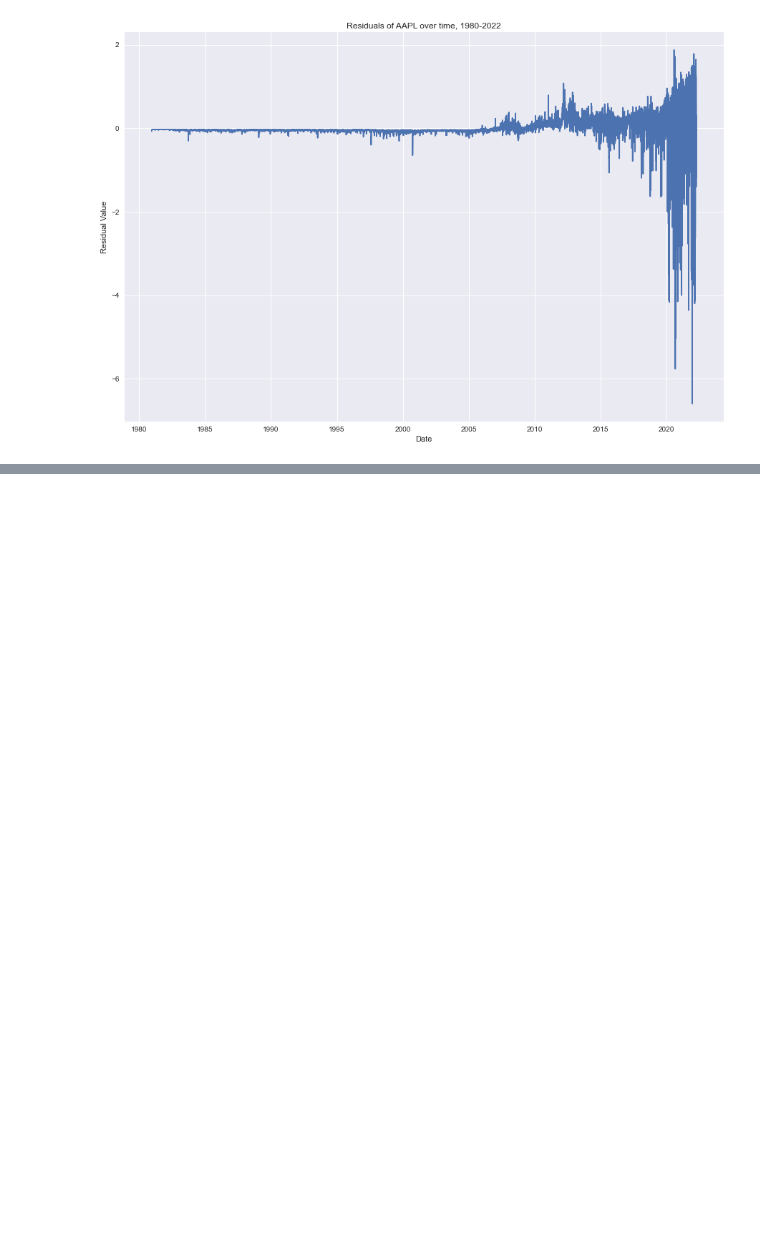
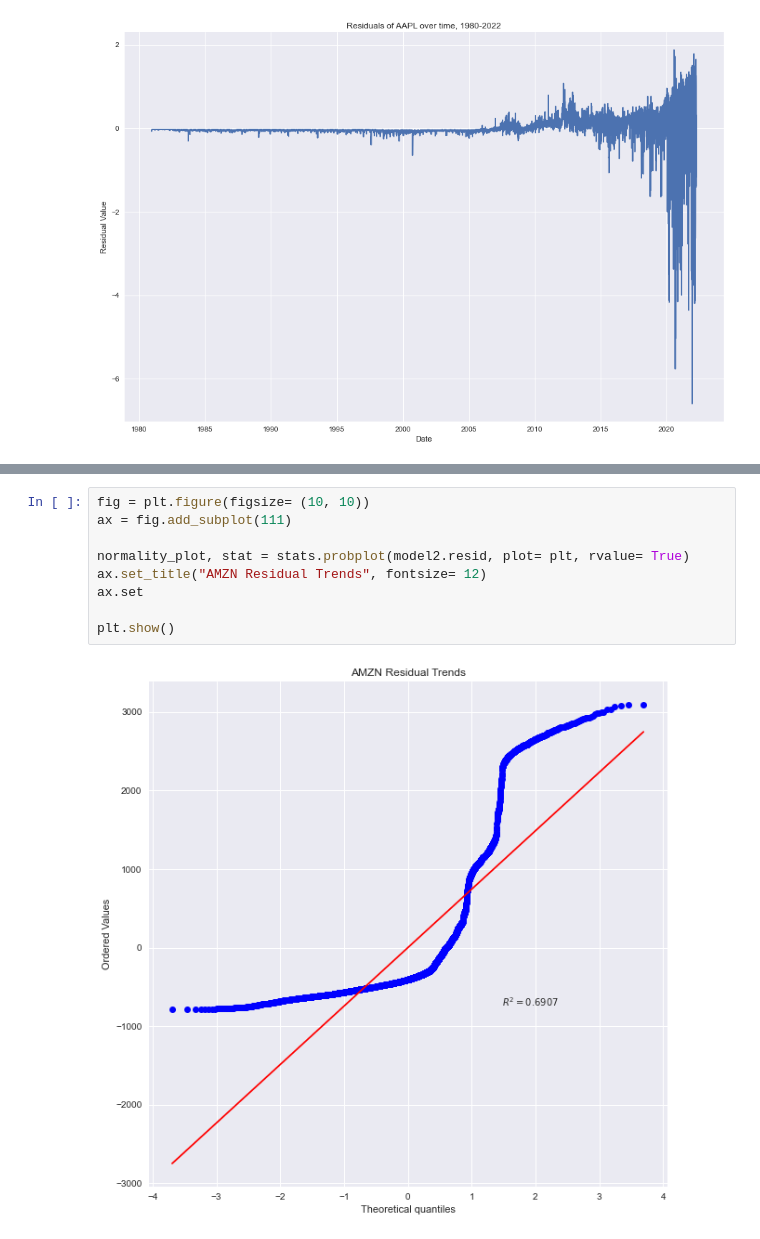
Before and after one commit to matthewjchin/toptechstocks, a Jupyter notebook: tech_stocks_analysis.ipynb, the cells around one changed output, grey strips where cells are left out. Saved outputs shown, nothing was run; the diff lists cells and outputs as text; blank space fills up the shorter version.

```diff
--- a/tech_stocks_analysis.ipynb
+++ b/tech_stocks_analysis.ipynb
@@ -669,0 +670,11 @@ plt.show()
+# %%
+fig = plt.figure(figsize= (10, 10))
+ax = fig.add_subplot(111)
+
+normality_plot, stat = stats.probplot(model2.resid, plot= plt, rvalue= True)
+ax.set_title("AMZN Residual Trends", fontsize= 12)
+ax.set
+
+plt.show()
+# %% [output]
+[figure, added]
```
Also changed, not shown: parts of 5 cells of this notebook.
